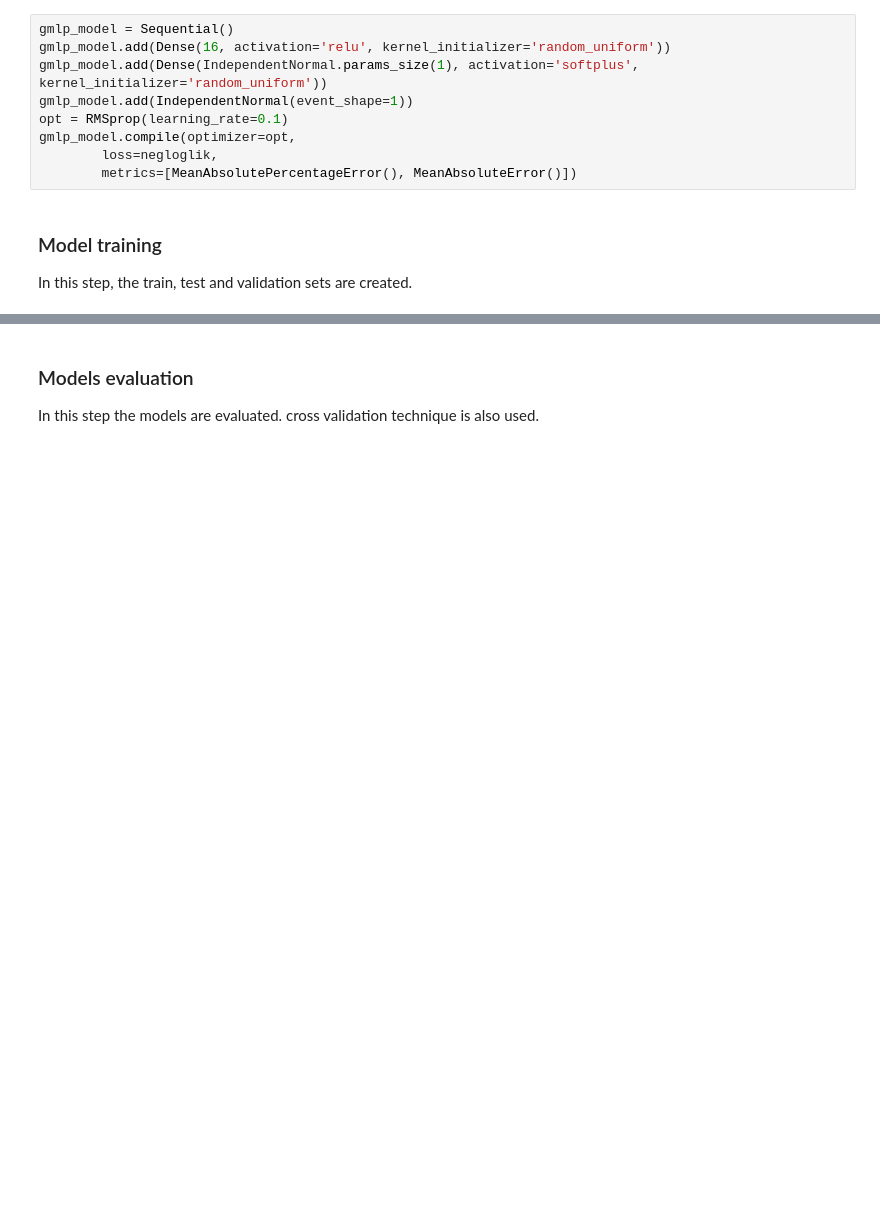
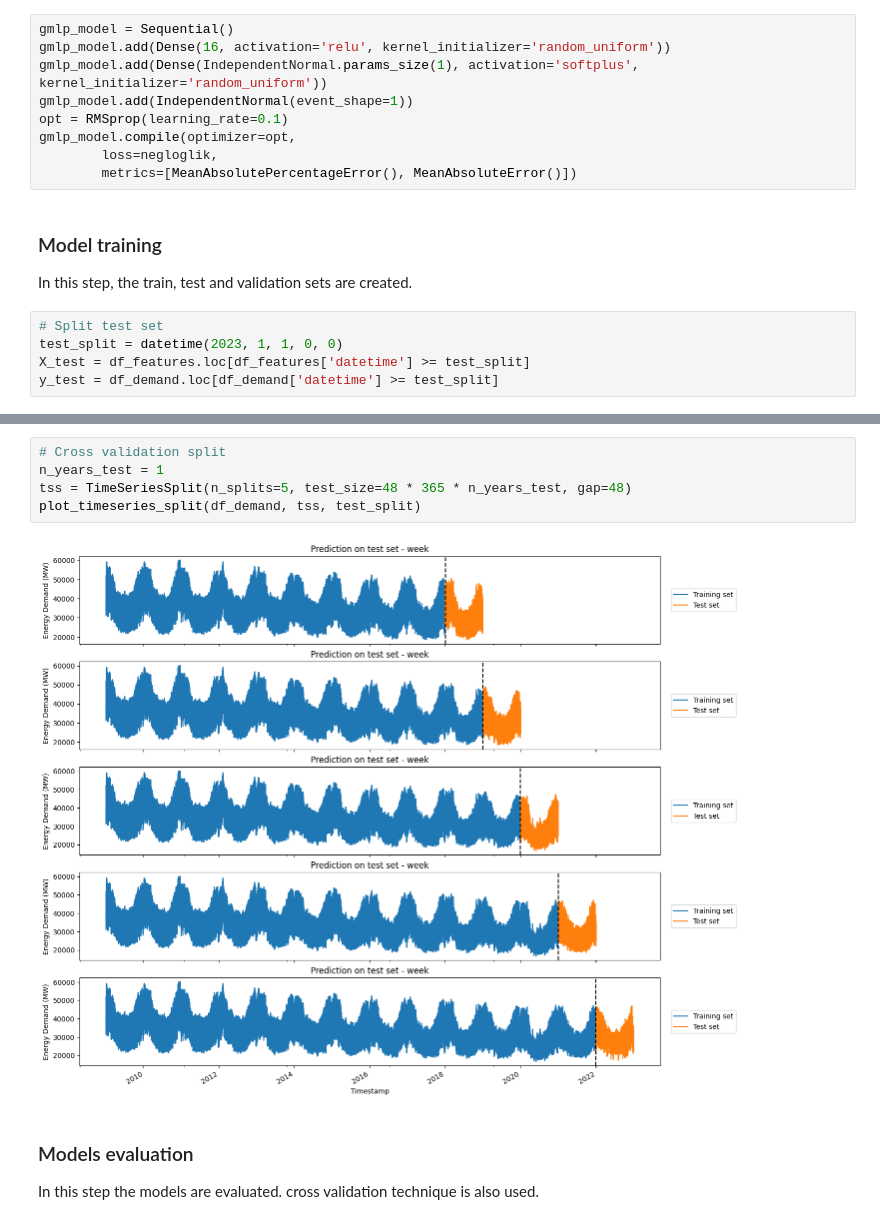
Before and after one commit to avillalon-dev/Forecasting.ElectricityDemand.UK, a Jupyter notebook: forecast_electricity_demand.ipynb, the cells around one changed output, grey strips where cells are left out. Cells and saved outputs as stored; diff of their text form; blank space fills up the shorter version.

Commit message:
Split train, test and validation sets
Add plot for cross validation data.
Fix XGB regressor implementation.

```diff
--- a/forecast_electricity_demand.ipynb
+++ b/forecast_electricity_demand.ipynb
@@ -491,3 +498,8 @@ gmlp_model.compile(optimizer=opt,
 ### Model training
 
 In this step, the train, test and validation sets are created.
+# %%
+# Split test set
+test_split = datetime(2023, 1, 1, 0, 0)
+X_test = df_features.loc[df_features['datetime'] >= test_split]
+y_test = df_demand.loc[df_demand['datetime'] >= test_split]
@@ -494,3 +513,10 @@ In this step, the train, test and validation sets are created.
+# %%
+# Cross validation split
+n_years_test = 1
+tss = TimeSeriesSplit(n_splits=5, test_size=48 * 365 * n_years_test, gap=48)
+plot_timeseries_split(df_demand, tss, test_split)
+# %% [output]
+[figure, added]
 # %% [markdown]
 ### Models evaluation
 
```
Also changed, not shown: parts of 3 cells of this notebook, 1 other file.
